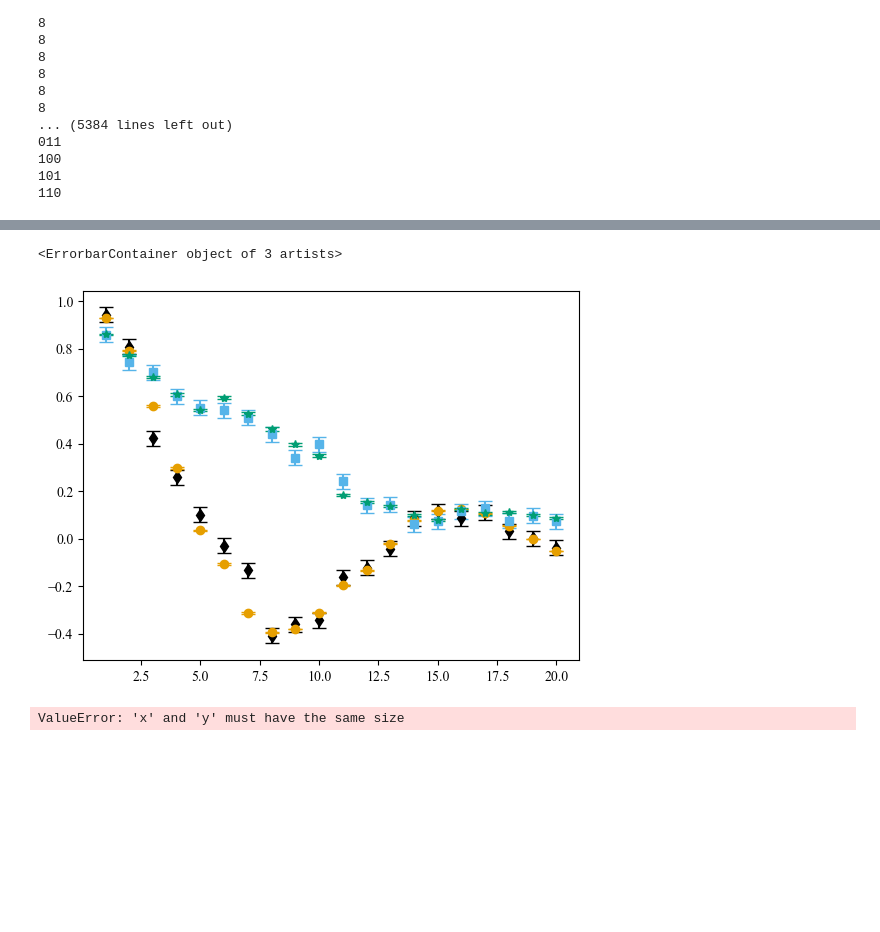
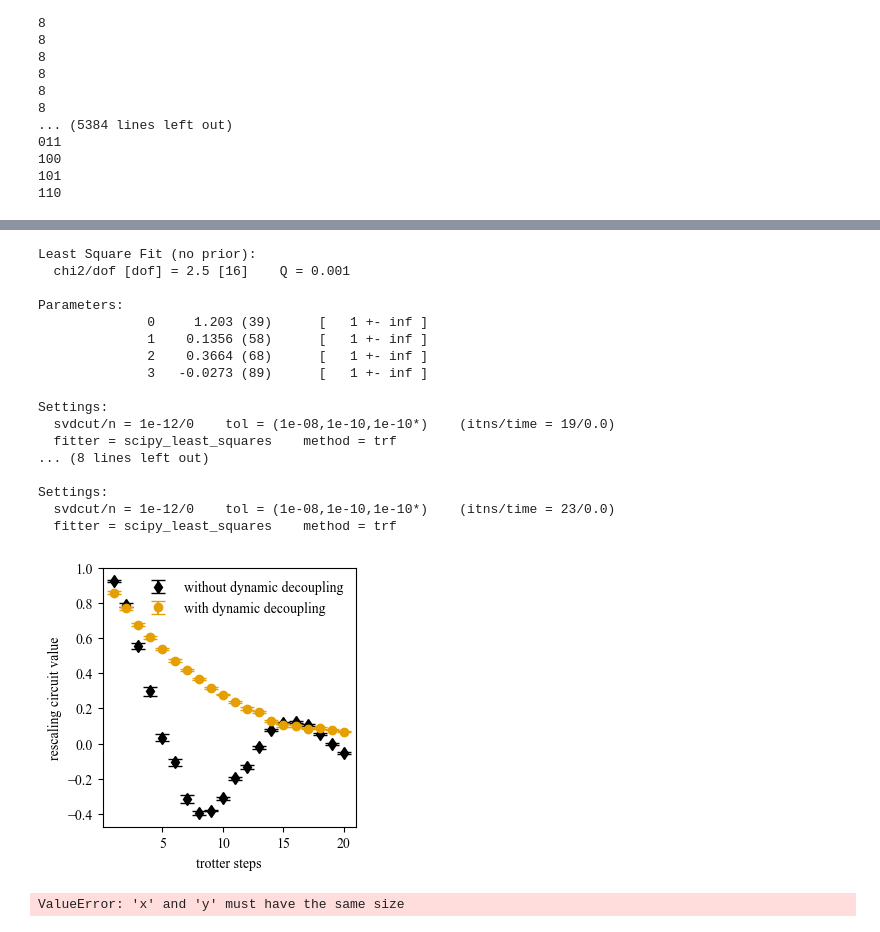
Before and after one commit to hlammiv/z2_matter_qc, a Jupyter notebook: simulation_main/rundata/rundataanalysis.ipynb, the cells around one changed output, grey strips where cells are left out. Drawn from its saved outputs; the diff is of its cells as text; code cells hidden in the pictures; blank space fills up the shorter version.

Commit message:
data analysis changes

```diff
--- a/simulation_main/rundata/rundataanalysis.ipynb
+++ b/simulation_main/rundata/rundataanalysis.ipynb
@@ -8,13 +26,13 @@ import pandas
 # %%
-data0_C = pandas.read_csv('NormanData/no_twirl_simulation_production_run_on_ibm_nairobi_data=2023-01-03_7qubits_ceq41lju4l1fkdjq3dlg.csv')
-data1_C = pandas.read_csv('NormanData/FinalData/simulation_production_run_on_ibm_nairobi_data=2022-09-12_7qubits_ccfpd42pr43cku82ufkg.csv')
-data2_C = pandas.read_csv('NormanData/FinalData/simulation_production_run_on_ibm_nairobi_data=2022-09-14_7qubits_6320fab55ccea78b019435f8.csv')
+data0_C = pandas.read_csv('ClementData/no_twirl_simulation_production_run_on_ibm_nairobi_data=2023-01-03_7qubits_ceq41lju4l1fkdjq3dlg.csv')
+data1_C = pandas.read_csv('ClementData/simulation_production_run_on_ibm_nairobi_data=2022-09-12_7qubits_ccfpd42pr43cku82ufkg.csv')
+data2_C = pandas.read_csv('ClementData/simulation_production_run_on_ibm_nairobi_data=2022-09-14_7qubits_6320fab55ccea78b019435f8.csv')
 # data3_C = pandas.read_csv('NormanData/no_twirl_dd_simulation_production_run_on_ibm_nairobi_data=2023-01-03_3qubits_ceq42870c79flplhsis0.csv')
 
-data0_N = pandas.read_csv('NormanData/no_twirl_simulation_production_run_on_ibm_nairobi_data=2023-01-03_3qubits_ceq42870c79flplhsis0.csv')
+data0_N = pandas.read_csv('NormanData/FinalData/no_twirl_simulation_production_run_on_ibm_nairobi_data=2023-01-03_3qubits_ceq42870c79flplhsis0.csv')
 data1_N = pandas.read_csv('NormanData/FinalData/simulation_production_run_on_ibm_nairobi_data=2022-09-10_3qubits_cbqi25b4fms1nkdes8fg.csv')
 data2_N = pandas.read_csv('NormanData/FinalData/[DD]simulation_production_run_on_ibm_nairobi_data=2022-09-10_3qubits_63067c74e9f73b717085437c.csv')
-data3_N = pandas.read_csv('NormanData/no_twirl_dd_simulation_production_run_on_ibm_nairobi_data=2023-01-04_3qubits_63b4a7bbe9c45ab44a611871.csv')
+data3_N = pandas.read_csv('NormanData/FinalData/no_twirl_dd_simulation_production_run_on_ibm_nairobi_data=2023-01-04_3qubits_63b4a7bbe9c45ab44a611871.csv')
 
 data0_E = pandas.read_csv('ElizabethData/notwirl_simulation_production_run_on_ibmq_jakarta_data=2023-01-03_7qubits_ceq5r5u3ckj0h3h00te0.csv')
 data1_E = pandas.read_csv('ElizabethData/7qubit_slapdashrun_main_ibmq_jakarta.csv')
@@ -24,7 +42,7 @@ data3_E = pandas.read_csv('ElizabethData/no_twirl_dd_simulation_production_run_o
 data0_S = pandas.read_csv('SarahData/notwirl_simulation_production_run_on_ibmq_jakarta_data=2023-01-03_3qubits_ceq5tnbu4l1fkdjq6esg.csv')
 data1_S = pandas.read_csv('SarahData/simulation_production_run_on_ibmq_jakarta_data=2022-08-27_3qubits_cc4k6pr9k0hjph7mmrd0.csv')
 data2_S = pandas.read_csv('SarahData/simulation_production_run_on_ibmq_jakarta_data=2022-09-22_3qubits_632ccd160cfeefcb807de983.csv')
-data0_S = pandas.read_csv('SarahData/no_twirl_dd_simulation_production_run_on_ibmq_jakarta_data=2023-01-04_3qubits_63b58edd38d550e80d676096.csv')
+data3_S = pandas.read_csv('SarahData/no_twirl_dd_simulation_production_run_on_ibmq_jakarta_data=2023-01-04_3qubits_63b58edd38d550e80d676096.csv')
 # %%
 # construct dictionaries from the bare counts for the prep 0 and prep 1 states respectively
 counts1r_C = eval(data2_C['counts bare'][1200])
@@ -480,19 +605,44 @@ fft_f = np.abs(np.fft.fft(exact3, norm='ortho'))
 # %%
 steps = np.linspace(1, 20, 20)
 fmt = ['d', 'o', 's', '*']
+def fcn(x, p):
+    return p[0] * gv.exp(-p[1] * x) * gv.cos(p[2] * x) + p[3]
+flag = np.array([1, 1, 1, 1, 1, 0.8, 0.8, 0.8, 0.8, 0.8,
+                 1.3, 1.3, 1.3, 1.3, 1.3, 0.8, 0.8, 0.8, 0.8, 0.8])
+fit1 = lsqfit.nonlinear_fit(data=(steps, res_twirled_readout), fcn=fcn, p0=[1, 1, 1, 1])
+fit2 = lsqfit.nonlinear_fit(data=(steps, final), fcn=fcn, p0=[1, 1, 1, 1])
+print(fit1, fit2)
 i = 0
-plt.errorbar(steps, res_readout, yerr=1 / np.sqrt(1000), color=colors[i], fmt=fmt[i], capsize=5)
+plt.figure(figsize=(3.375, 3.375))
+plt.errorbar(steps, gv.mean(res_twirled_readout), yerr=gv.sdev(res_twirled_readout) / np.sqrt(30),
+             color=colors[i], fmt=fmt[i], capsize=5, label='without dynamic decoupling')
 i += 1
-plt.errorbar(steps, gv.mean(res_twirled_readout), yerr=gv.sdev(res_twirled_readout) / np.sqrt(30),
-             color=colors[i], fmt=fmt[i], capsize=5)
-i += 1
-plt.errorbar(steps, res_rescale_dd, yerr=1 / np.sqrt(1000), color=colors[i], fmt=fmt[i], capsize=5)
-i += 1
-plt.errorbar(steps, gv.mean(res_twirled_readout_dd), yerr=gv.sdev(res_twirled_readout_dd),
-             color=colors[i], fmt=fmt[i], capsize=5)
+plt.errorbar(steps, gv.mean(final), yerr=gv.sdev(final),
+             color=colors[i], fmt=fmt[i], capsize=5, label='with dynamic decoupling')
+plt.xlabel('trotter steps')
+plt.ylabel('rescaling circuit value')
+plt.legend(framealpha=0)
+plt.tight_layout()
+plt.savefig('dynamicdecouplingeffectsrescaling.pdf')
 # %% [output]
-<ErrorbarContainer object of 3 artists>
+Least Square Fit (no prior):
+  chi2/dof [dof] = 2.5 [16]    Q = 0.001
+
+Parameters:
+              0     1.203 (39)      [   1 +- inf ]
+              1    0.1356 (58)      [   1 +- inf ]
+              2    0.3664 (68)      [   1 +- inf ]
+              3   -0.0273 (89)      [   1 +- inf ]
+
+Settings:
+  svdcut/n = 1e-12/0    tol = (1e-08,1e-10,1e-10*)    (itns/time = 19/0.0)
+  fitter = scipy_least_squares    method = trf
+... (8 lines left out)
+
+Settings:
+  svdcut/n = 1e-12/0    tol = (1e-08,1e-10,1e-10*)    (itns/time = 23/0.0)
+  fitter = scipy_least_squares    method = trf
-[figure, old version]
+[figure, new version]
 # %%
 plt.errorbar(np.linspace(1, 20, 20), gv.mean(obs_readout_dd), yerr=gv.sdev(obs_readout_dd),
              fmt='o', capsize=9)
```
Also changed, not shown: parts of 4 cells of this notebook, 23 other files.
